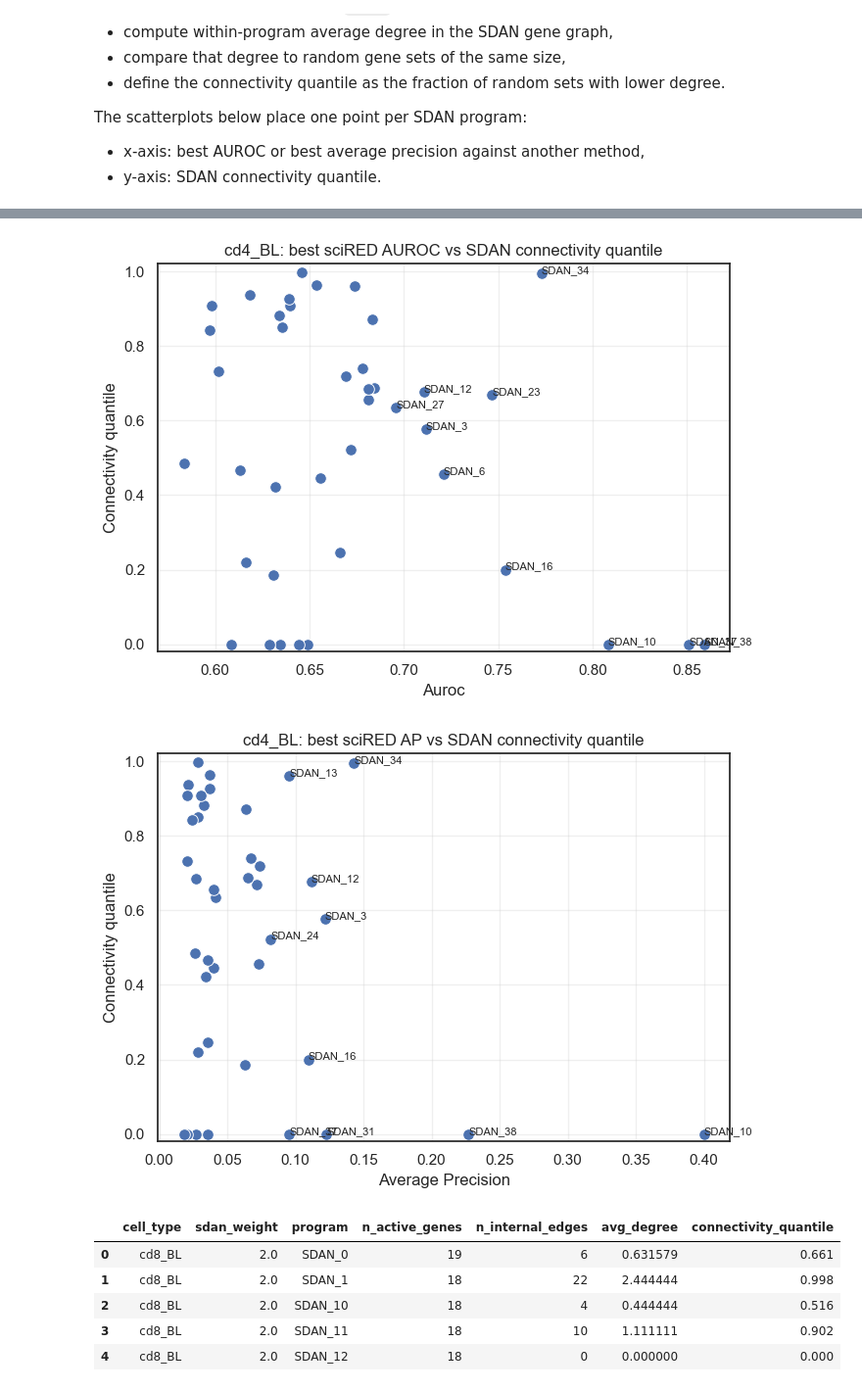
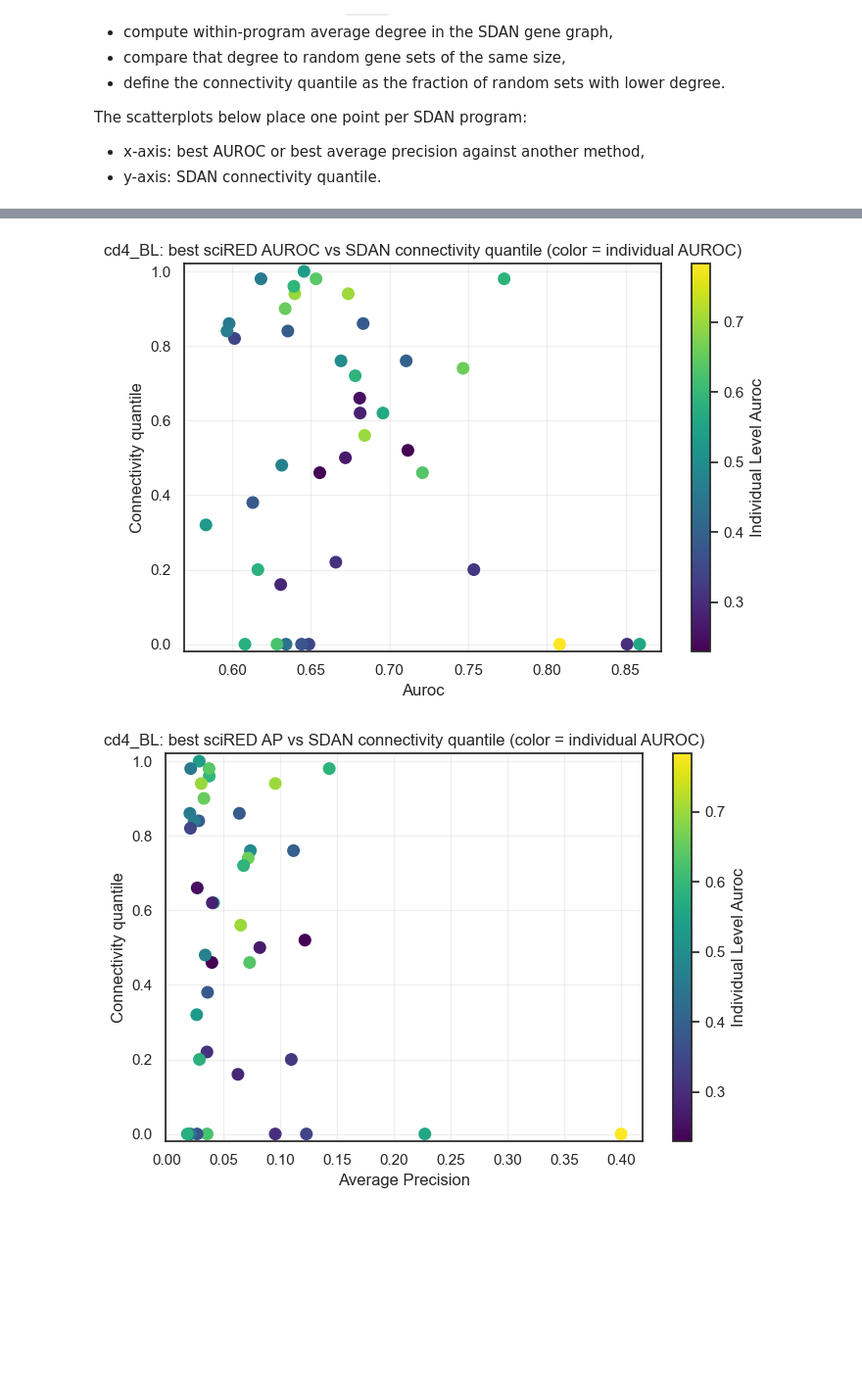
Before and after one commit to Sun-lab/SDAN, a Jupyter notebook: loading_comparison.ipynb, the cells around one changed output, grey strips where cells are left out. Shown at 98% size. Drawn from its saved outputs; the diff is of its cells as text; code cells hidden in the pictures; blank space fills up the shorter version.

```diff
--- a/loading_comparison.ipynb
+++ b/loading_comparison.ipynb
@@ -54,15 +55,13 @@ DATASET_CONFIG = {
 }
 
 
-DATASET = "SEA_AD"
+DATASET = "Su_2020"
 if DATASET not in DATASET_CONFIG:
     raise ValueError(f"Unsupported dataset: {DATASET}. Choose from {sorted(DATASET_CONFIG)}")
 
 REPO_ROOT = find_repo_root()
 DATASET_INFO = DATASET_CONFIG[DATASET]
 CELL_TYPES = DATASET_INFO["cell_types"]
-PRIMARY_CELL_TYPE = "Astro"
-ANALYSIS_CELL_TYPES = [PRIMARY_CELL_TYPE]
 DEFAULT_WEIGHT = "2.0"
 CONNECTIVITY_WEIGHT_DEFAULT = DEFAULT_WEIGHT
 CONNECTIVITY_THRESHOLD_DEFAULT = 0.8
@@ -77,7 +76,6 @@ SPECTRA_RESULTS_DIR.mkdir(parents=True, exist_ok=True)
 
 print(f"REPO_ROOT: {REPO_ROOT}")
 print(f"DATASET: {DATASET}")
-print(f"PRIMARY_CELL_TYPE: {PRIMARY_CELL_TYPE}")
 print(f"RESULTS_DIR: {RESULTS_DIR}")
 # %% [output]
 REPO_ROOT: /Users/zxlin/Documents/GitHub/SDAN
@@ -571,31 +831,26 @@ The scatterplots below place one point per SDAN program:
 - x-axis: best AUROC or best average precision against another method,
 - y-axis: SDAN connectivity quantile.
 # %%
-# SDAN vs sciRED: connectivity scatterplots for Astro.
+# SDAN vs sciRED: connectivity scatterplots for both Su_2020 cell types.
 
-CONNECTIVITY_WEIGHT = CONNECTIVITY_WEIGHT_DEFAULT
-CONNECTIVITY_THRESHOLD = CONNECTIVITY_THRESHOLD_DEFAULT
+best_scired_ap = pd.read_csv(RESULTS_DIR / f"{DATASET}_best_matches_by_average_precision.csv")
+best_scired_auroc = pd.read_csv(RESULTS_DIR / f"{DATASET}_best_matches_by_auroc.csv")
+display(best_scired_ap.head())
+display(best_scired_auroc.head())
 
-for cell_type in ANALYSIS_CELL_TYPES:
-    metrics = compute_program_factor_metrics(cell_type, CONNECTIVITY_WEIGHT)["metrics"]
-    connectivity = compute_sdan_connectivity_quantiles(
+for cell_type in CELL_TYPES:
+    plot_saved_best_match_score(
+        best_scired_auroc,
         cell_type,
-        CONNECTIVITY_WEIGHT,
-        threshold=CONNECTIVITY_THRESHOLD,
+        score_col="auroc",
+        hue_col="individual_level_auroc",
+        title=f"{cell_type}: best sciRED AUROC vs SDAN connectivity quantile (color = individual AUROC)",
     )
-
-    display(connectivity.head())
-
-    plot_program_score_vs_connectivity(
-        metrics,
-        connectivity,
-        score_col="auroc",
-        title=f"{cell_type}: best sciRED AUROC vs SDAN connectivity quantile",
+    plot_saved_best_match_score(
+        best_scired_ap,
+        cell_type,
+        score_col="average_precision",
+        hue_col="individual_level_auroc",
+        title=f"{cell_type}: best sciRED AP vs SDAN connectivity quantile (color = individual AUROC)",
     )
-    plot_program_score_vs_connectivity(
-        metrics,
-        connectivity,
-        score_col="average_precision",
-        title=f"{cell_type}: best sciRED AP vs SDAN connectivity quantile",
-    )
 # %% [output]
@@ -608,8 +869,2 @@ for cell_type in ANALYSIS_CELL_TYPES:
-[figure, old version]
+[figure, new version]
-[figure, old version]
+[figure, new version]
-|  | cell_type | sdan_weight | program | n_active_genes | n_internal_edges | avg_degree | connectivity_quantile |
-| 0 | cd8_BL | 2.0 | SDAN_0 | 19 | 6 | 0.631579 | 0.661 |
-| 1 | cd8_BL | 2.0 | SDAN_1 | 18 | 22 | 2.444444 | 0.998 |
-| 2 | cd8_BL | 2.0 | SDAN_10 | 18 | 4 | 0.444444 | 0.516 |
-| 3 | cd8_BL | 2.0 | SDAN_11 | 18 | 10 | 1.111111 | 0.902 |
-| 4 | cd8_BL | 2.0 | SDAN_12 | 18 | 0 | 0.000000 | 0.000 |
```
Also changed, not shown: parts of 11 cells of this notebook.
